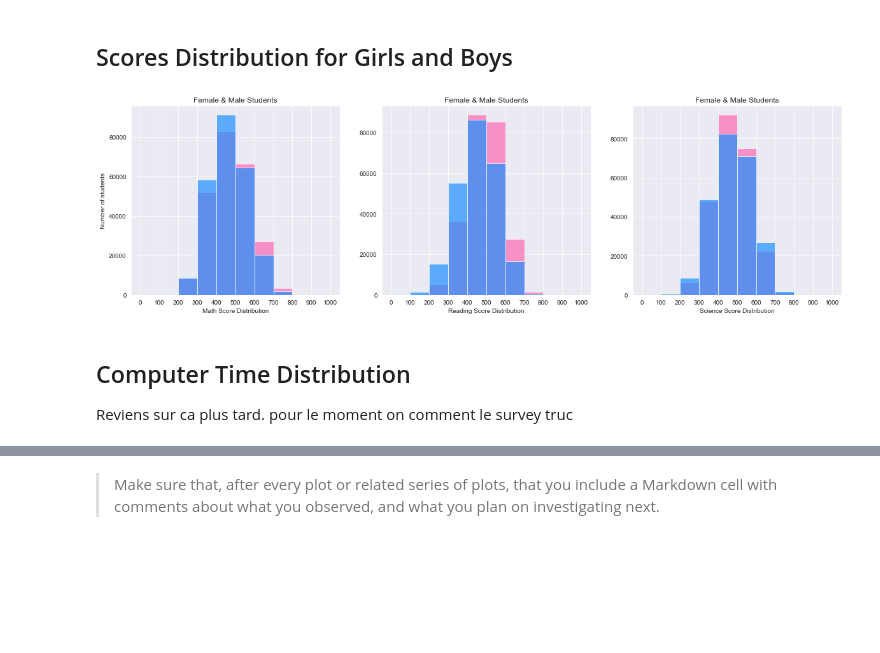
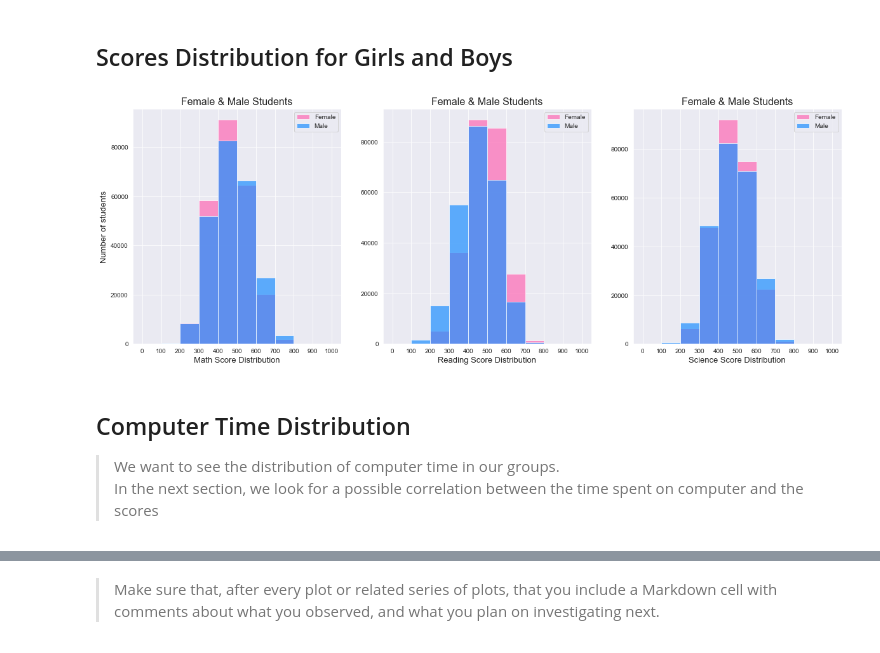
Before and after one commit to gwizamaryse/communicate-data-finding, a Jupyter notebook: exploration_PISA.ipynb, the cells around one changed output, grey strips where cells are left out. Drawn from its saved outputs; the diff is of its cells as text; code cells hidden in the pictures; blank space fills up the shorter version.

Commit message:
FEAT: Univariate Section
Choosing better colors for each group to make graphs easier to read.
score distribution, box plot for computer time, frequency plot for gender and computer time

```diff
--- a/exploration_PISA.ipynb
+++ b/exploration_PISA.ipynb
@@ -322,63 +324,46 @@ plt.title("Non OECD Students");
 # %% [markdown]
 ## Scores Distribution for Girls and Boys
 # %%
-plt.figure(figsize = [20, 12])
+plt.figure(figsize = [20, 15])
 
 bins_hist = np.arange(0, 1000 + 1, 100)
 # 1st row  (OECD Countries)
 plt.subplot(2, 3, 1)
-colors= ['#FF69B4']
-color = ['#1E90FF']
-plt.hist(male['math_average'], bins = bins_hist, alpha = 0.7, color=colors);
-plt.hist(female['math_average'], bins = bins_hist, alpha = 0.7, color=color);
+color_girls= ['#FF69B4']
+color_boys = ['#1E90FF']
+alpha = 0.7
+xylabel = 13
+title =16
+label = 'Female'
+plt.hist(female['math_average'], bins = bins_hist, alpha = alpha, color=color_girls);
+plt.hist(male['math_average'], bins = bins_hist, alpha = alpha, color=color_boys);
 
 plt.xticks(bins_hist)
-plt.ylabel('Number of students')
-plt.title("Female & Male Students");
-plt.xlabel('Math Score Distribution');
+plt.ylabel('Number of students', fontsize=xylabel)
+plt.title("Female & Male Students", fontsize=title);
+plt.legend([ "Female", "Male"])
+
+plt.xlabel('Math Score Distribution', fontsize=xylabel);
 plt.subplot(2, 3, 2)
-plt.hist(female['reading_average'], bins = bins_hist,  alpha = 0.7, color=colors);
-plt.hist(male['reading_average'], bins = bins_hist,  alpha = 0.7, color=color);
-
+plt.hist(female['reading_average'], bins = bins_hist,  alpha = alpha, color=color_girls);
+plt.hist(male['reading_average'], bins = bins_hist,  alpha = alpha, color=color_boys);
 plt.xticks(bins_hist)
-plt.xlabel('Reading Score Distribution');
-plt.title("Female & Male Students");
+plt.xlabel('Reading Score Distribution', fontsize=xylabel);
+plt.title("Female & Male Students", fontsize=title);
+plt.legend([ "Female", "Male"])
 
 plt.subplot(2, 3, 3)
-plt.hist(female['science_average'], bins = bins_hist, alpha = 0.7, color=colors);
-plt.hist(male['science_average'], bins = bins_hist, alpha = 0.7, color=color);
-
+plt.hist(female['science_average'], bins = bins_hist, alpha = alpha, color=color_girls);
+plt.hist(male['science_average'], bins = bins_hist, alpha = alpha, color=color_boys);
 plt.xticks(bins_hist)
-plt.xlabel('Science Score Distribution');
-plt.title("Female & Male Students");
-
-# # 2nd row (Non OECD Countries)
-
-# plt.subplot(2, 3, 4)
-# plt.hist(male['math_average'], bins = bins_hist, alpha = 0.7);
-
-# plt.xticks(bins_hist)
-# plt.xlabel('Math Score Distribution');
-# plt.ylabel('Number of students')
-# plt.title("Male Students");
-
-# plt.subplot(2, 3, 5)
-# plt.hist(male['reading_average'], bins = bins_hist,  alpha = 0.7);
-
-# plt.xticks(bins_hist)
-# plt.xlabel('Reading Score Distribution');
-# plt.title("Male Students");
-
-# plt.subplot(2, 3, 6)
-# plt.hist(male['science_average'], bins = bins_hist, alpha = 0.7);
-
-# plt.xticks(bins_hist)
-# plt.xlabel('Science Score Distribution');
-# plt.title("Male  Students");
+plt.xlabel('Science Score Distribution', fontsize=xylabel);
+plt.title("Female & Male Students", fontsize=title);
+plt.legend([ "Female", "Male"]);
 # %% [output]
-[figure, old version]
+[figure, new version]
-# %% [markdown]
-## Computer Time Distribution
-
-Reviens sur ca plus tard. pour le moment on comment le survey truc
+# %% [markdown]
+## Computer Time Distribution
+
+>We want to see the distribution of computer time in our groups. <br>
+In the next section, we look for a possible correlation between the time spent on computer and the scores
 # %%
```
Also changed, not shown: parts of 12 cells of this notebook.
